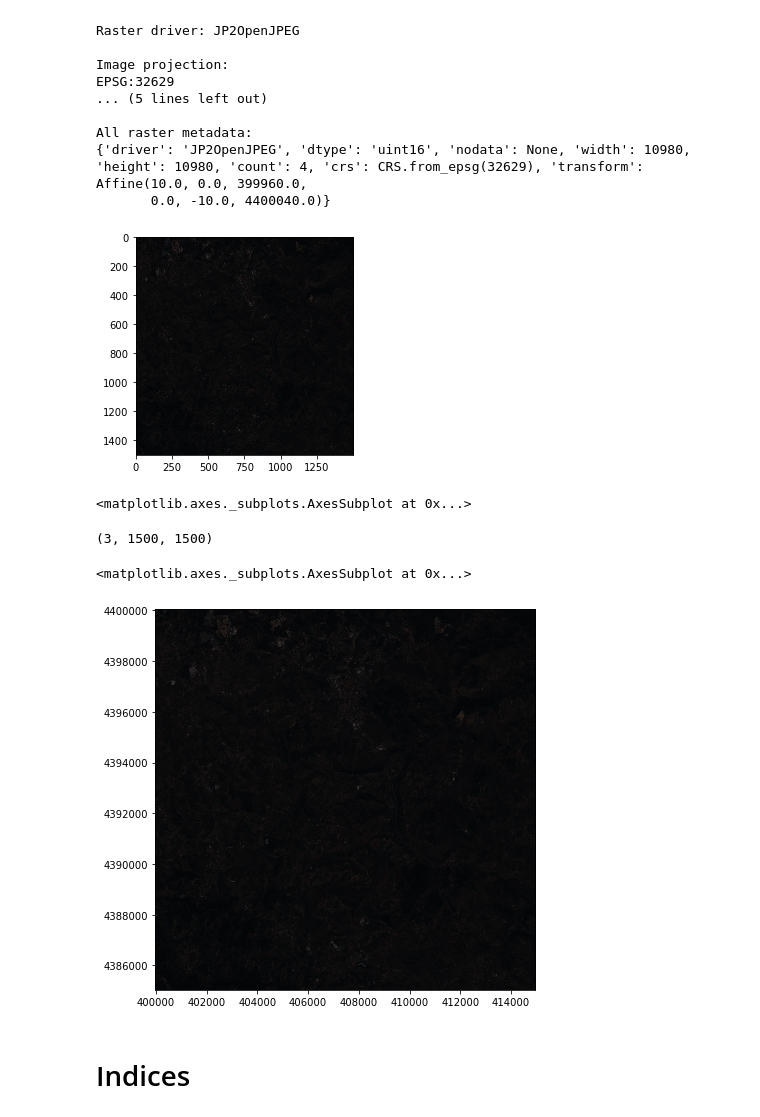
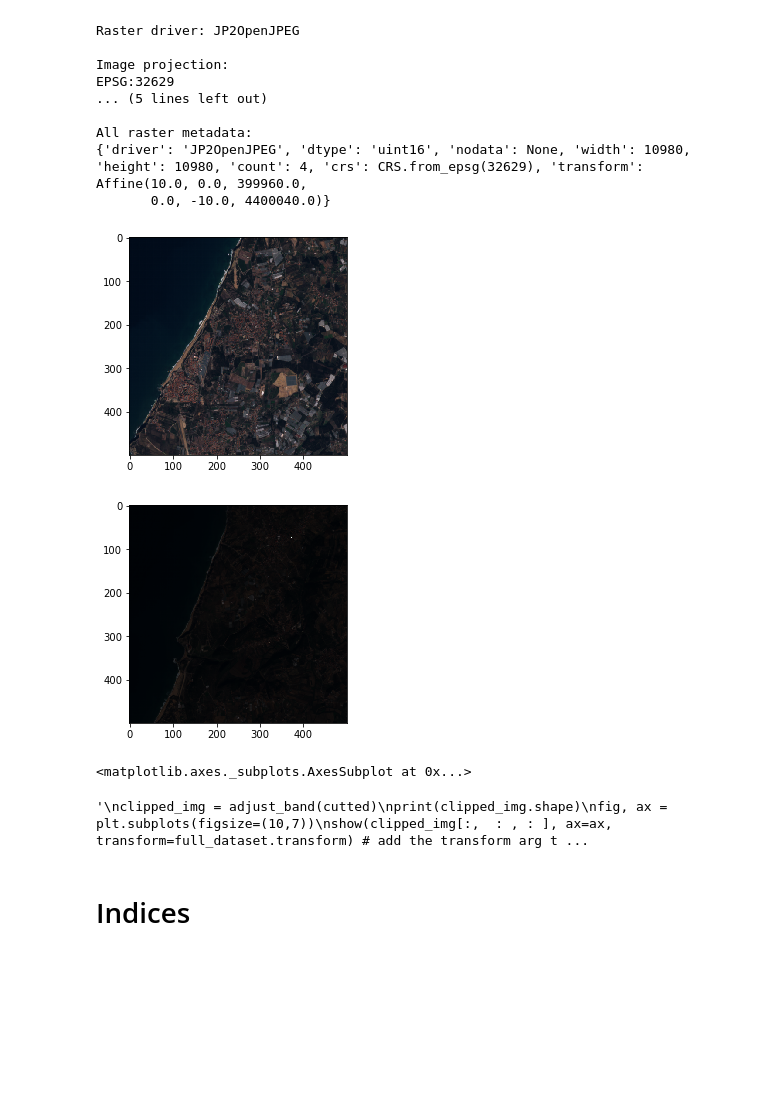
Before and after one commit to SimaoBarbosa/Land_cover_classification, a Jupyter notebook: Supervised_Classification_of_IMG_DATA_1.ipynb, the cells around one changed output. Drawn from its saved outputs; the diff is of its cells as text; code cells hidden in the pictures; blank space fills up the shorter version.

Commit message:
Abordagem diferente para o alinhamentos dos dados, e utilizam de uma imagem diferente para os testes

```diff
--- a/Supervised_Classification_of_IMG_DATA_1.ipynb
+++ b/Supervised_Classification_of_IMG_DATA_1.ipynb
@@ -15,3 +16,15 @@ cuty = 8500
+# %%
+# 0 to  10980 for this img_data
+#training
+xmin = 6500
+xmax = 7000
+ymin = 6600
+ymax = 7100
+#test
+xmin_test = 6000
+xmax_test = 6500
+ymin_test = 6800
+ymax_test = 7300
 # %%
 import rasterio
 from rasterio.mask import mask
@@ -151,26 +168,31 @@ All raster metadata:
 # %%
 from rasterio.plot import adjust_band
 from rasterio.plot import reshape_as_raster, reshape_as_image
-cutted = dataset.read([3,2,1])[:,cutx : cuty,cutx : cuty]
-full = dataset.read([3,2,1])
+
+
+cutted = dataset.read([3,2,1])[:,xmin: xmax,ymin : ymax]
+rgb_norm = adjust_band(cutted) # normalize bands to range between 1.0 to 0.0
+show(rgb_norm)
+
+cutted = dataset.read([3,2,1])[:,xmin_test: xmax_test,ymin_test : ymax_test]
 rgb_norm = adjust_band(cutted) # normalize bands to range between 1.0 to 0.0
 
 show(rgb_norm)
 # %% [output]
-[figure, old version]
+[figure, new version]
+[figure, added]
 <matplotlib.axes._subplots.AxesSubplot at 0x...>
 # %%
 import matplotlib.pyplot as plt
 from rasterio.plot import show
-
+"""
 clipped_img = adjust_band(cutted)
 print(clipped_img.shape)
 fig, ax = plt.subplots(figsize=(10,7))
 show(clipped_img[:,  : , : ], ax=ax, transform=full_dataset.transform) # add the transform arg to get it in lat long coords
+"""
 # %% [output]
-(3, 1500, 1500)
+'\nclipped_img = adjust_band(cutted)\nprint(clipped_img.shape)\nfig, ax = plt.subplots(figsize=(10,7))\nshow(clipped_img[:,  : , : ], ax=ax, transform=full_dataset.transform) # add the transform arg t ...
-<matplotlib.axes._subplots.AxesSubplot at 0x...>
-[figure, removed]
 # %% [markdown]
 # Indices
 # %%
```
Also changed, not shown: parts of 52 cells of this notebook, 1 other file.
